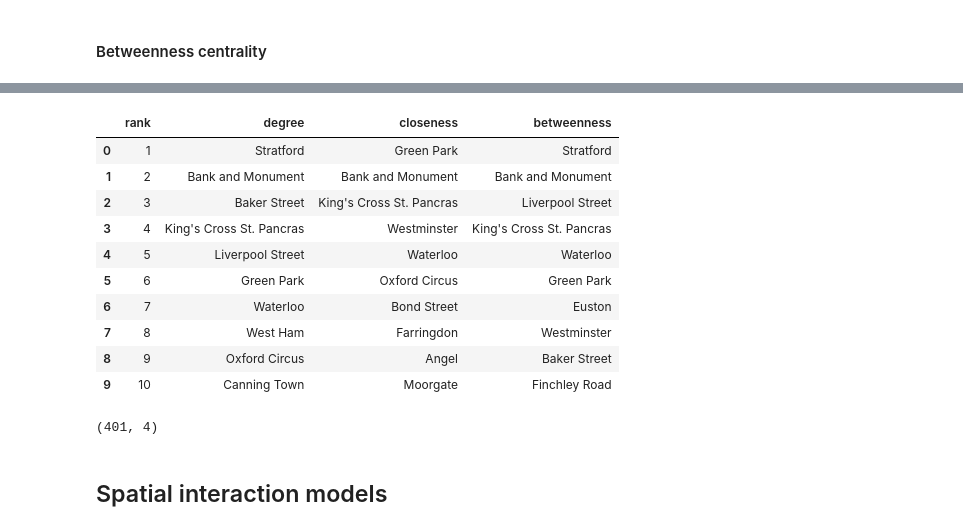
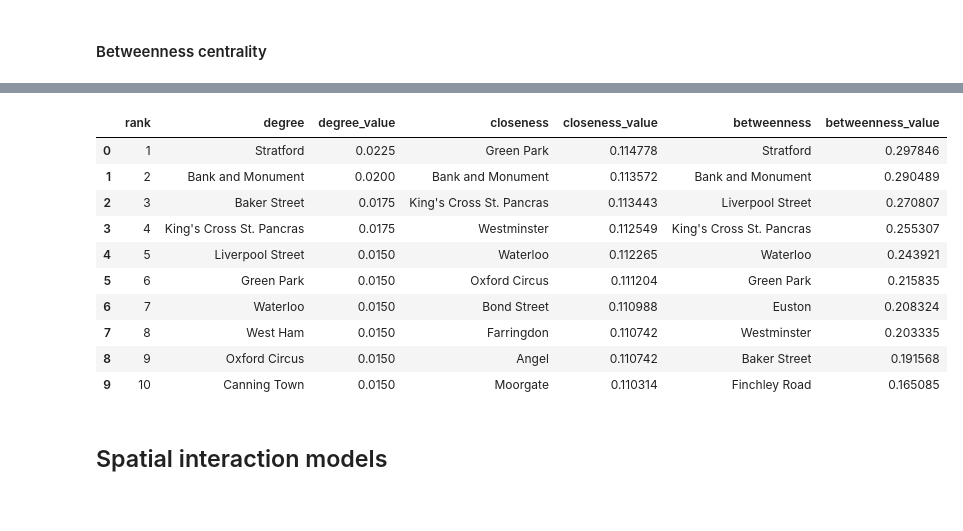
Before and after one commit to rpoandres/US_Assessment, a Jupyter notebook: US_Assessment.ipynb, the cells around one changed output, grey strips where cells are left out. Drawn from its saved outputs; the diff is of its cells as text; code cells hidden in the pictures.

```diff
--- a/US_Assessment.ipynb
+++ b/US_Assessment.ipynb
@@ -160,3 +157,7 @@ london_OD_AMpeak.head()
 The inspecting results are consistent with the results of Practical 10.
 # %% [markdown]
 ## London’s underground resilience
+# %%
+#since coords tuples are stored as string, need to convert them back to tuples using eval()
+for node in G.nodes():
+    G.nodes[node]['coords'] = eval(G.nodes[node]['coords'])
@@ -246,33 +283,35 @@ Name: betweenness, Length: 401, dtype: float64
 # %%
 df_ranking = pd.DataFrame()
 rank = list(range(1, df_centrality.shape[0]+1))
 df_ranking['rank'] = rank
 
 degree_rank = df_centrality.sort_values(by='degree',ascending=False).index.values.tolist()
+degree_value = df_centrality['degree'].sort_values(ascending=False).values.tolist()
 clos_rank = df_centrality.sort_values(by='closeness',ascending=False).index.values.tolist()
+clos_value = df_centrality['closeness'].sort_values(ascending=False).values.tolist()
 bet_rank = df_centrality.sort_values(by='betweenness',ascending=False).index.values.tolist()
+bet_value = df_centrality['betweenness'].sort_values(ascending=False).values.tolist()
 
 df_ranking['degree'] = degree_rank
+df_ranking['degree_value'] = degree_value
 df_ranking['closeness'] = clos_rank
+df_ranking['closeness_value'] = clos_value
 df_ranking['betweenness'] = bet_rank
+df_ranking['betweenness_value'] = bet_value
 
 df_ranking.head(10)
 # %% [output]
-|  | rank | degree | closeness | betweenness |
-| 0 | 1 | Stratford | Green Park | Stratford |
-| 1 | 2 | Bank and Monument | Bank and Monument | Bank and Monument |
-| 2 | 3 | Baker Street | King's Cross St. Pancras | Liverpool Street |
-| 3 | 4 | King's Cross St. Pancras | Westminster | King's Cross St. Pancras |
-| 4 | 5 | Liverpool Street | Waterloo | Waterloo |
-| 5 | 6 | Green Park | Oxford Circus | Green Park |
-| 6 | 7 | Waterloo | Bond Street | Euston |
-| 7 | 8 | West Ham | Farringdon | Westminster |
-| 8 | 9 | Oxford Circus | Angel | Baker Street |
-| 9 | 10 | Canning Town | Moorgate | Finchley Road |
+|  | rank | degree | degree_value | closeness | closeness_value | betweenness | betweenness_value |
+| 0 | 1 | Stratford | 0.0225 | Green Park | 0.114778 | Stratford | 0.297846 |
+| 1 | 2 | Bank and Monument | 0.0200 | Bank and Monument | 0.113572 | Bank and Monument | 0.290489 |
+| 2 | 3 | Baker Street | 0.0175 | King's Cross St. Pancras | 0.113443 | Liverpool Street | 0.270807 |
+| 3 | 4 | King's Cross St. Pancras | 0.0175 | Westminster | 0.112549 | King's Cross St. Pancras | 0.255307 |
+| 4 | 5 | Liverpool Street | 0.0150 | Waterloo | 0.112265 | Waterloo | 0.243921 |
+| 5 | 6 | Green Park | 0.0150 | Oxford Circus | 0.111204 | Green Park | 0.215835 |
+| 6 | 7 | Waterloo | 0.0150 | Bond Street | 0.110988 | Euston | 0.208324 |
+| 7 | 8 | West Ham | 0.0150 | Farringdon | 0.110742 | Westminster | 0.203335 |
+| 8 | 9 | Oxford Circus | 0.0150 | Angel | 0.110742 | Baker Street | 0.191568 |
+| 9 | 10 | Canning Town | 0.0150 | Moorgate | 0.110314 | Finchley Road | 0.165085 |
-# %%
-df_ranking.shape
-# %% [output]
-(401, 4)
 # %% [markdown]
 ## Spatial interaction models
 # %% [markdown]
```
Also changed, not shown: parts of 10 cells of this notebook.
